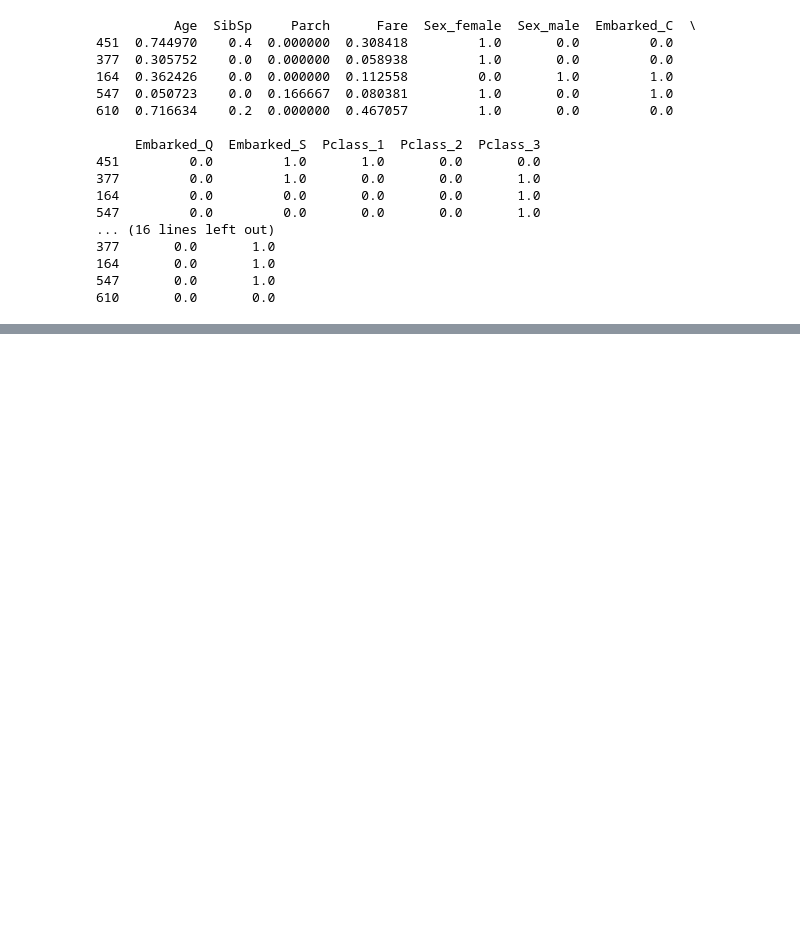
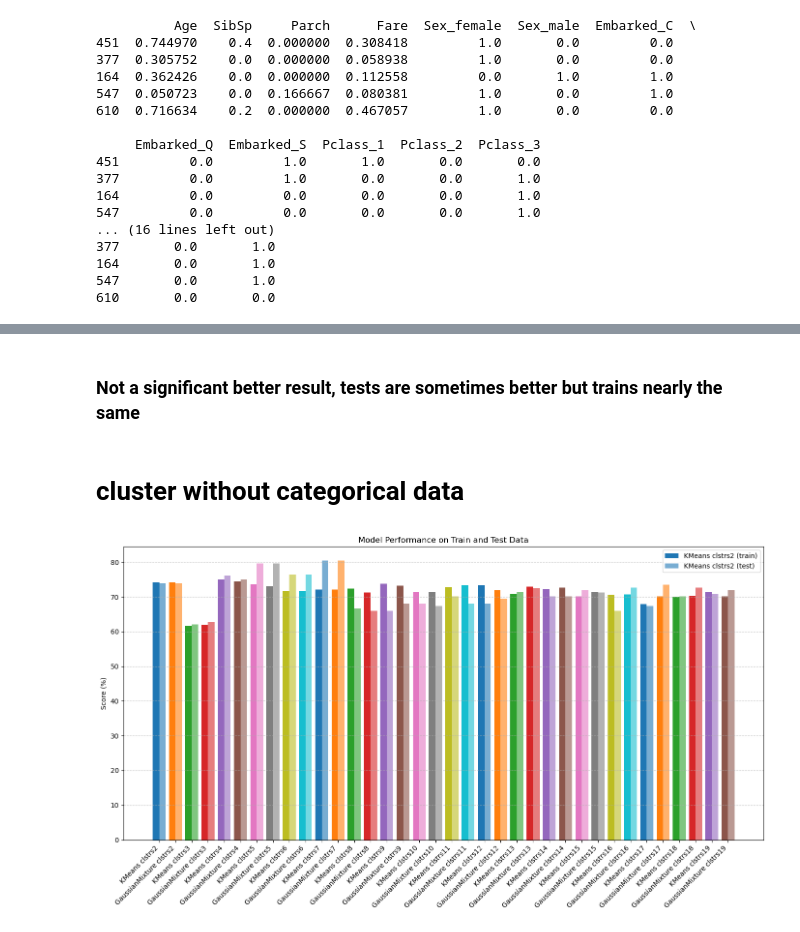
Before and after one commit to kisb-data/Titanic, a Jupyter notebook: Titanic_Clustering.ipynb, the cells around one changed output, grey strips where cells are left out. Cells and saved outputs as stored; diff of their text form; code cells hidden in the pictures; blank space fills up the shorter version.

```diff
--- a/Titanic_Clustering.ipynb
+++ b/Titanic_Clustering.ipynb
@@ -97,0 +224,2 @@ for c in range(2,20):
+# %%
+optimize(X_train, X_test, y_train, y_test)
@@ -97,0 +228,8 @@ for c in range(2,20):
+# %% [markdown]
+### Not a significant better result, tests are sometimes better but trains nearly the same
+# %% [markdown]
+# cluster without categorical data
+# %%
+optimize(X_train_continuous, X_test_continuous, y_train, y_test)
+# %% [output]
+[figure, added]
```
Also changed, not shown: parts of 23 cells of this notebook, 5 other files.
